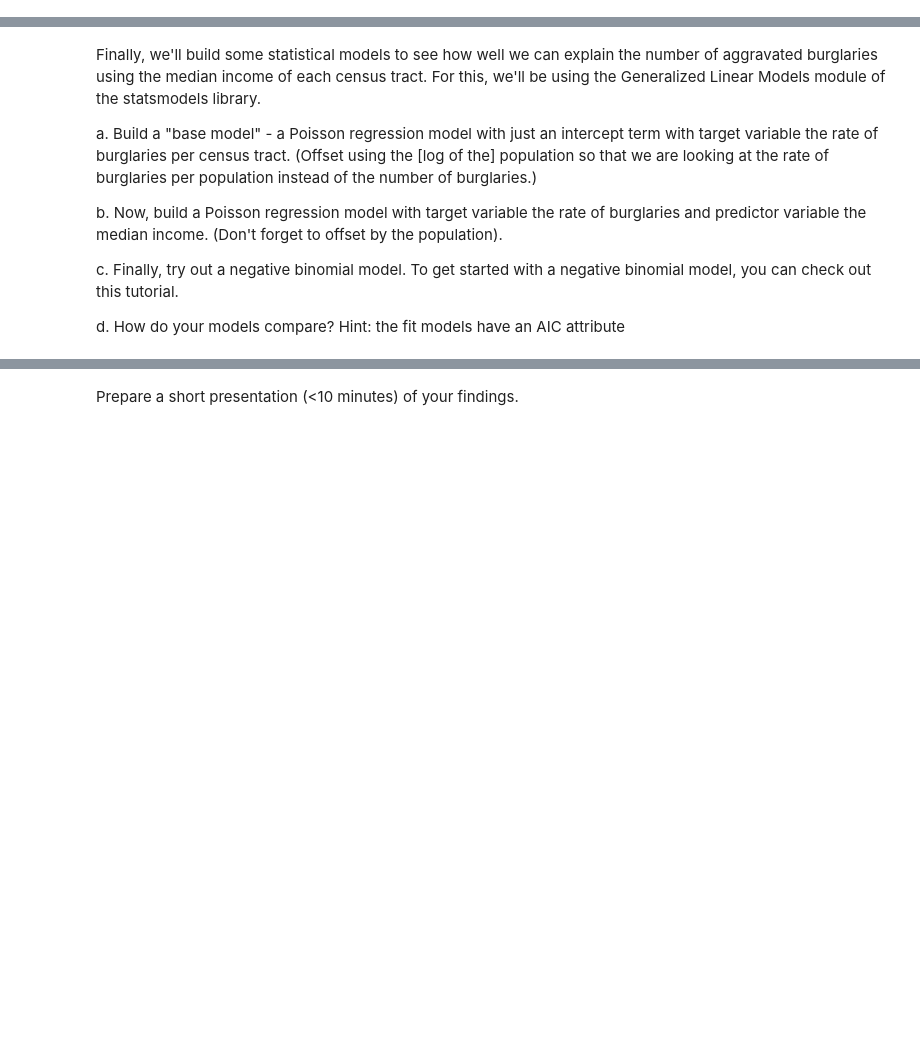
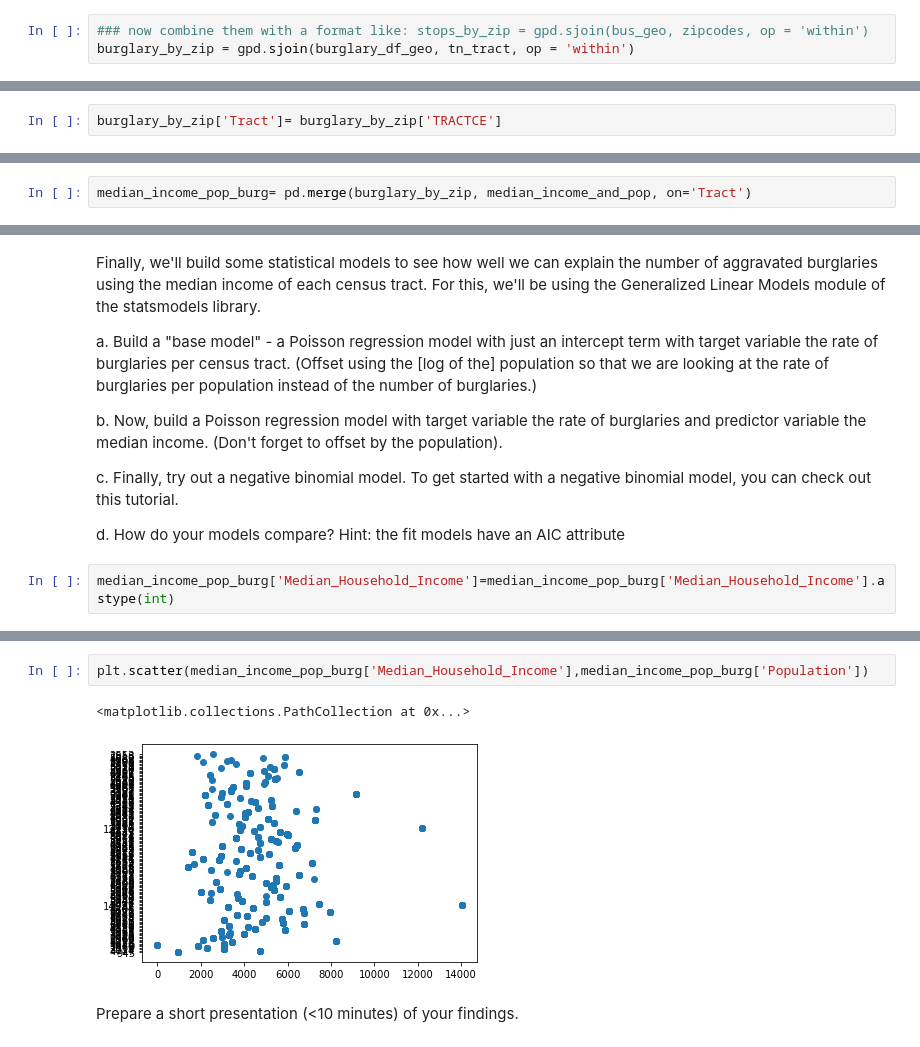
Before and after one commit to nss-data-science-cohort-5/geospatial_api-orange-oscelots, a Jupyter notebook: orange osclets burglary notebook.ipynb, the cells around one changed output, grey strips where cells are left out. Drawn from its saved outputs; the diff is of its cells as text; blank space fills up the shorter version.

Commit message:
make scatterplots

```diff
--- a/orange osclets burglary notebook.ipynb
+++ b/orange osclets burglary notebook.ipynb
@@ -125,0 +195,3 @@ burglary_df.
+# %%
+### now combine them with a format like: stops_by_zip = gpd.sjoin(bus_geo, zipcodes, op = 'within')
+burglary_by_zip = gpd.sjoin(burglary_df_geo, tn_tract, op = 'within')
@@ -278,0 +377,2 @@ median_income_and_pop
+# %%
+burglary_by_zip['Tract']= burglary_by_zip['TRACTCE']
@@ -278,0 +395,2 @@ median_income_and_pop
+# %%
+median_income_pop_burg= pd.merge(burglary_by_zip, median_income_and_pop, on='Tract')
@@ -288,3 +440,5 @@ b. Now, build a Poisson regression model with target variable the rate of burgla
 c. Finally, try out a negative binomial model. To get started with a negative binomial model, you can check out this tutorial.
 
 d. How do your models compare? Hint: the fit models have an AIC attribute
+# %%
+median_income_pop_burg['Median_Household_Income']=median_income_pop_burg['Median_Household_Income'].astype(int)
@@ -291,2 +463,7 @@ d. How do your models compare? Hint: the fit models have an AIC attribute
+# %%
+plt.scatter(median_income_pop_burg['Median_Household_Income'],median_income_pop_burg['Population'])
+# %% [output]
+<matplotlib.collections.PathCollection at 0x...>
+[figure, added]
 # %% [markdown]
 Prepare a short presentation (<10 minutes) of your findings.
```
Also changed, not shown: parts of 55 cells of this notebook.
